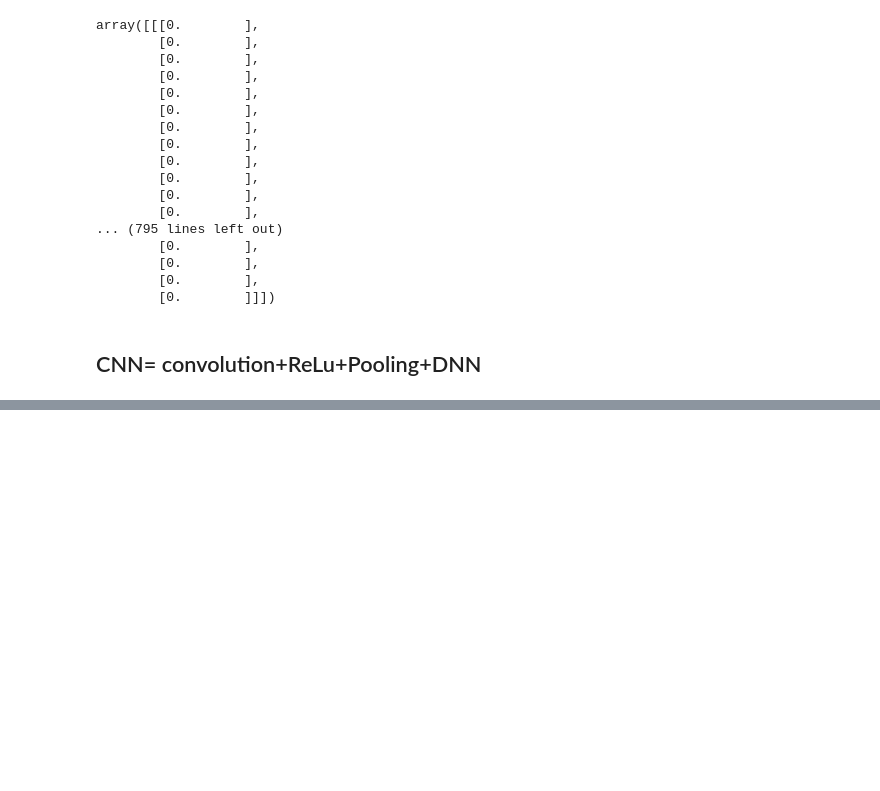
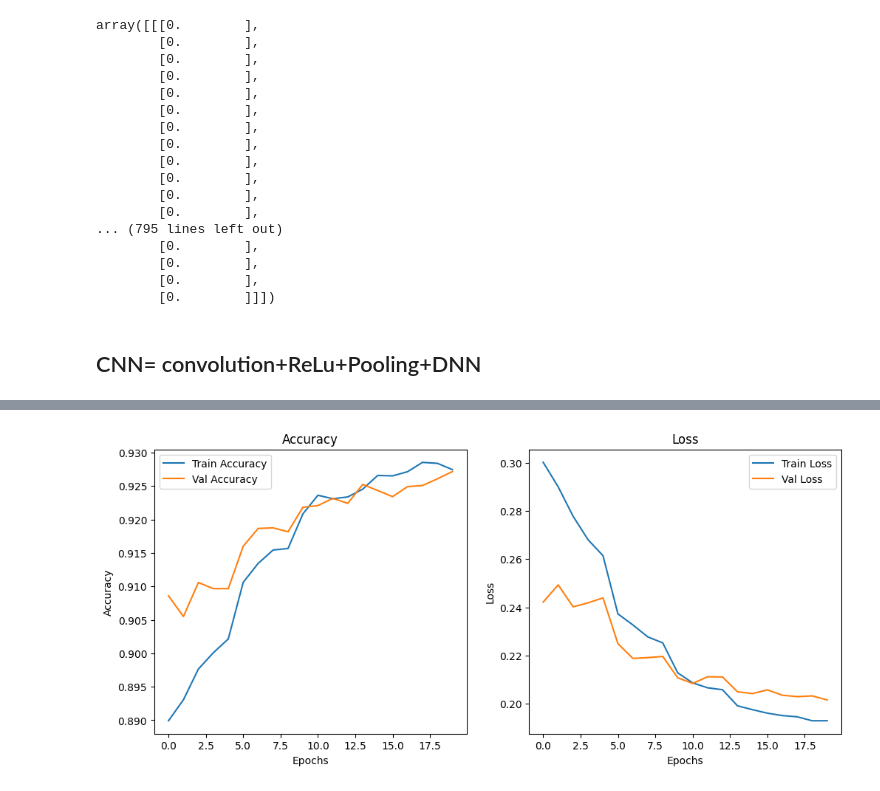
Before and after one commit to AIforeverything/DNN, a Jupyter notebook: 2/Assignment2.ipynb, the cells around one changed output, grey strips where cells are left out. Saved outputs shown, nothing was run; the diff lists cells and outputs as text; code cells hidden in the pictures; blank space fills up the shorter version.

```diff
--- a/2/Assignment2.ipynb
+++ b/2/Assignment2.ipynb
@@ -201,0 +204,20 @@ model_cnn_mnist_pkl.evaluate(test_images,test_labels)
+# %%
+from tensorflow import keras
+#learning rate reduction and callbacks
+lr_reduction= keras.callbacks.ReduceLROnPlateau(
+             monitor="val_loss",
+             patience=2,
+             factor=0.5,
+             min_lr=1e-5,
+)
+
+#training the model
+history=mnist_cnn.fit(
+    train_images,train_labels,epochs=20,
+    batch_size=100,
+    validation_split=0.2,
+    callbacks=[lr_reduction],
+    verbose=1,
+)
+
+len(history.history['val_loss'])
@@ -201,0 +247,26 @@ model_cnn_mnist_pkl.evaluate(test_images,test_labels)
+# %%
+# Visualizing Training Performance
+
+plt.figure(figsize=(12, 5))
+
+# Accuracy plot
+plt.subplot(1, 2, 1)
+plt.plot(history.history['accuracy'], label='Train Accuracy')
+plt.plot(history.history['val_accuracy'], label='Val Accuracy')
+plt.xlabel('Epochs')
+plt.ylabel('Accuracy')
+plt.legend()
+plt.title('Accuracy')
+
+# Loss plot
+plt.subplot(1, 2, 2)
+plt.plot(history.history['loss'], label='Train Loss')
+plt.plot(history.history['val_loss'], label='Val Loss')
+plt.xlabel('Epochs')
+plt.ylabel('Loss')
+plt.legend()
+plt.title('Loss')
+
+plt.show()
+# %% [output]
+[figure, added]
```
Also changed, not shown: parts of 9 cells of this notebook, 1 other file.
